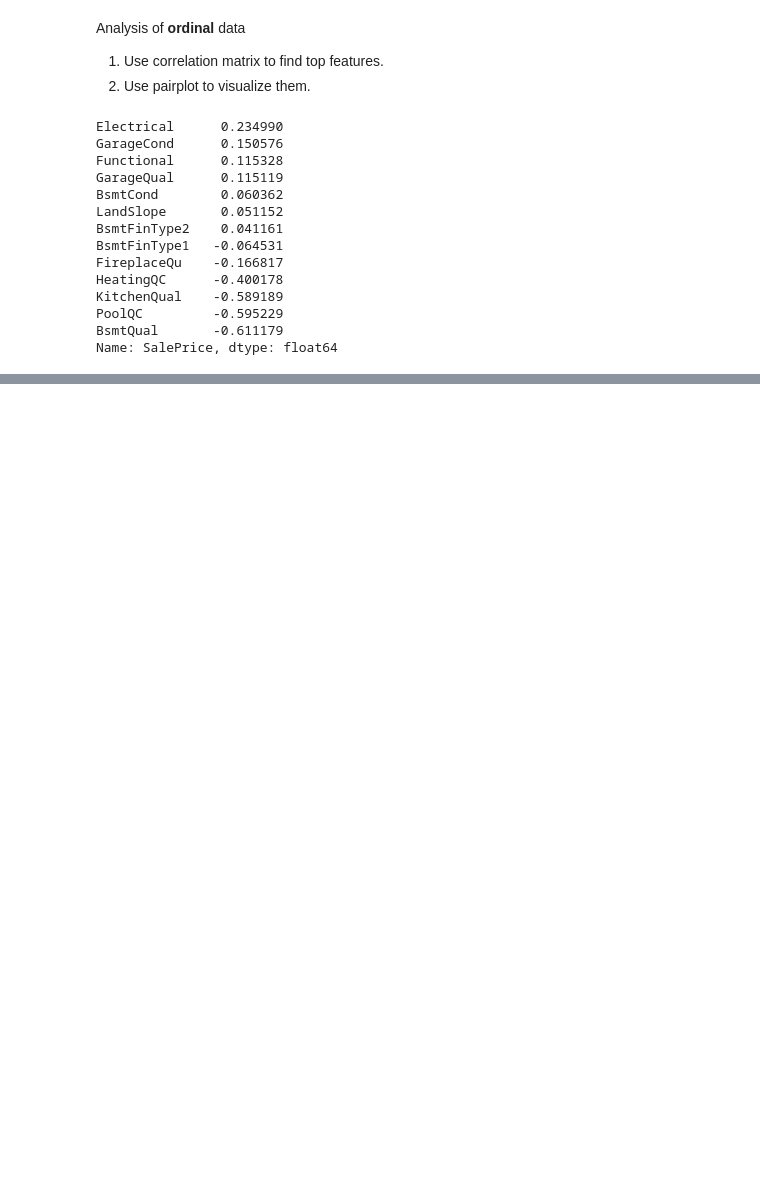
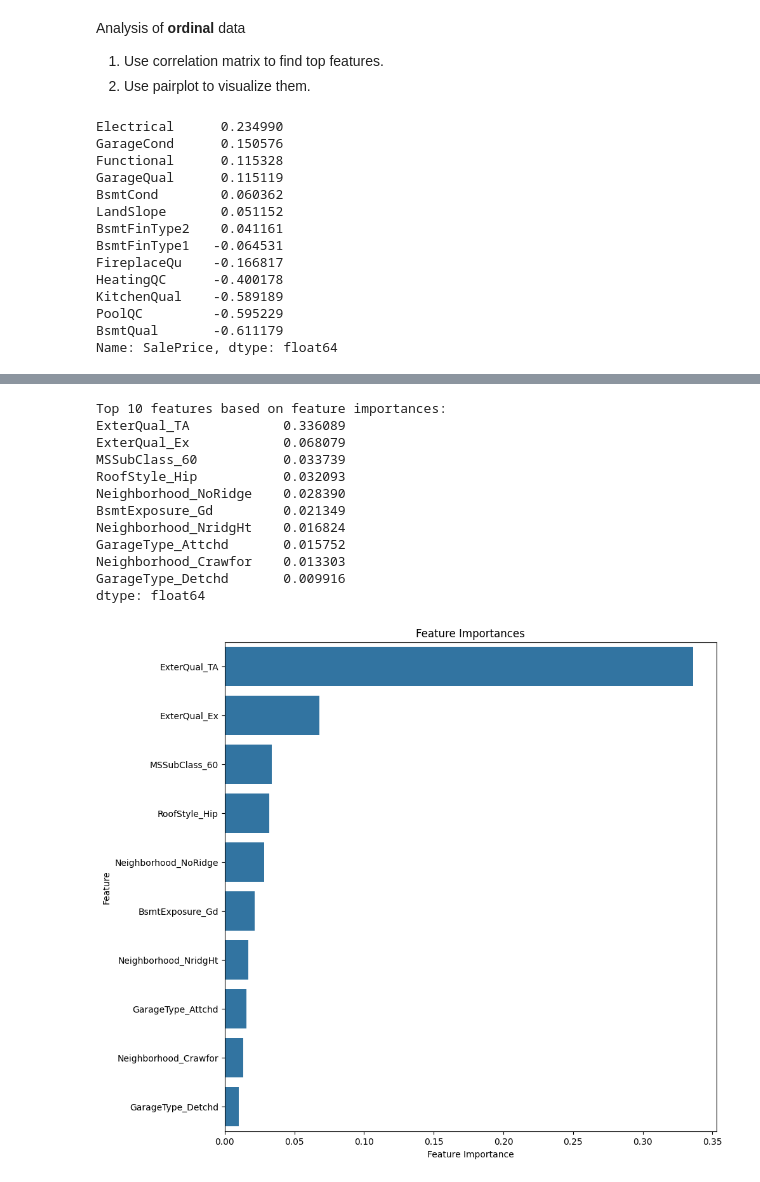
Before and after one commit to matthewgraca/4661-house-prices-regression, a Jupyter notebook: notebooks/data_visualization.ipynb, the cells around one changed output, grey strips where cells are left out. Cells and saved outputs as stored; diff of their text form; code cells hidden in the pictures; blank space fills up the shorter version.

```diff
--- a/notebooks/data_visualization.ipynb
+++ b/notebooks/data_visualization.ipynb
@@ -231,0 +266,31 @@ plt.show()
+# %%
+# Finding feature importacne using Random Forest Regressor with decision tree for categorical data
+
+from sklearn.ensemble import RandomForestRegressor
+from sklearn.model_selection import train_test_split
+from sklearn.metrics import mean_squared_error
+
+# Split the data into training and testing sets
+X = df_cat
+y = df_num['SalePrice']
+X_train, X_test, y_train, y_test = train_test_split(X, y, test_size=0.2, random_state=42)
+
+# Train the model
+model = RandomForestRegressor(n_estimators=100, random_state=42) # 100 decision trees
+model.fit(X_train, y_train)
+
+# How it calculates the feature importance?
+# The feature importance is calculated based on the decrease in node impurity weighted by the probability of reaching that node.
+# The more a feature decreases the impurity, the more important it is.
+# The importance of a feature is calculated as the (normalized) total reduction of the criterion brought by that feature.
+# It is also known as the Gini importance.
+
+# Get feature importances
+feature_importances = model.feature_importances_
+feature_importances = pd.Series(feature_importances, index=X.columns)
+feature_importances = feature_importances.sort_values(ascending=False)
+print("Feature importances: ")
+print(feature_importances)
+
+# Save csv file
+# feature_importances.to_csv('../data/cat_feature_importances.csv')
@@ -231,0 +311,27 @@ plt.show()
+# %%
+# Get top 10 features based on feature importances
+top_features = feature_importances.head(10)
+print("Top 10 features based on feature importances: ")
+print(top_features)
+
+# Visualize the feature importances
+plt.figure(figsize=(10, 10))
+sns.barplot(x=top_features, y=top_features.index)
+plt.xlabel('Feature Importance')
+plt.ylabel('Feature')
+plt.title('Feature Importances')
+plt.show()
+# %% [output]
+Top 10 features based on feature importances:
+ExterQual_TA            0.336089
+ExterQual_Ex            0.068079
+MSSubClass_60           0.033739
+RoofStyle_Hip           0.032093
+Neighborhood_NoRidge    0.028390
+BsmtExposure_Gd         0.021349
+Neighborhood_NridgHt    0.016824
+GarageType_Attchd       0.015752
+Neighborhood_Crawfor    0.013303
+GarageType_Detchd       0.009916
+dtype: float64
+[figure, added]
```
Also changed, not shown: parts of 13 cells of this notebook, 1 other file.
